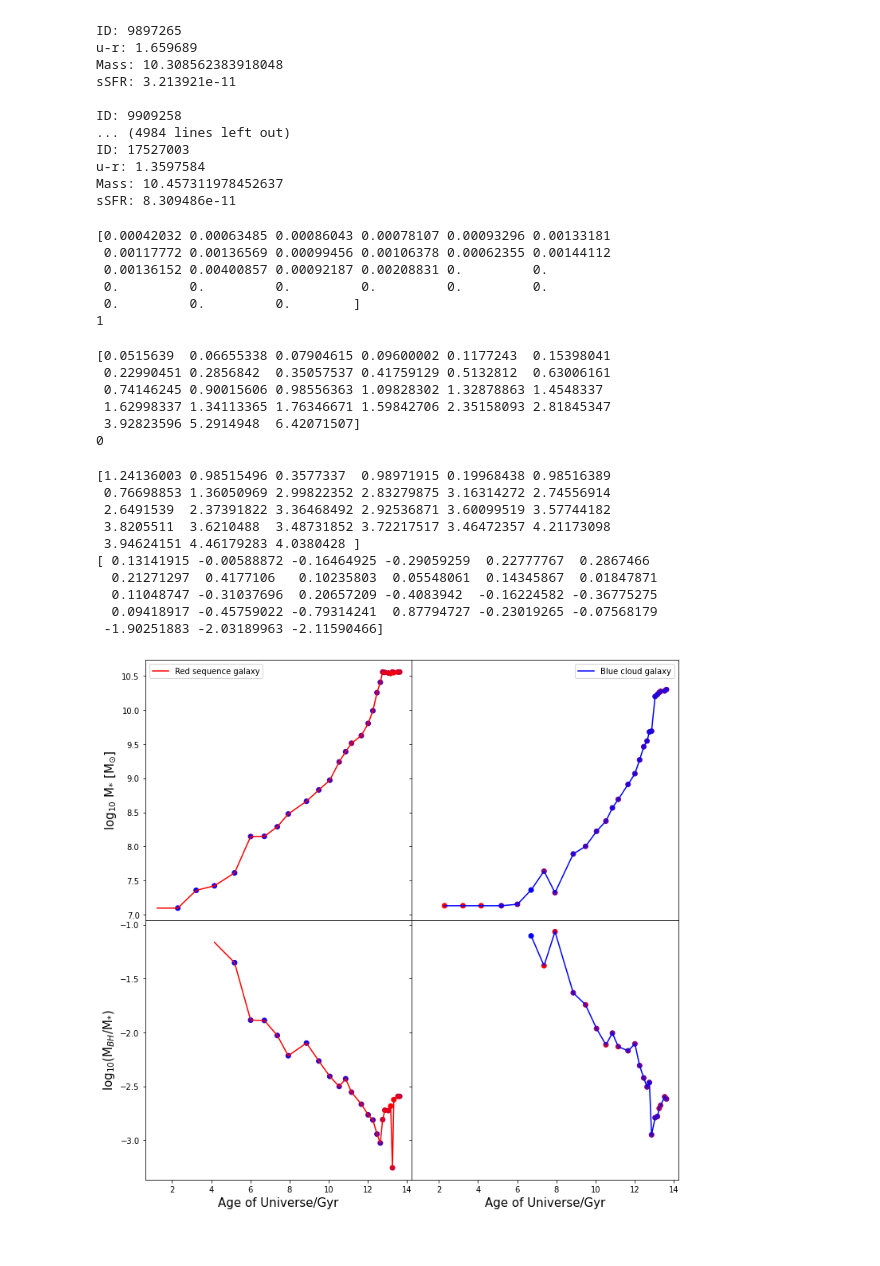
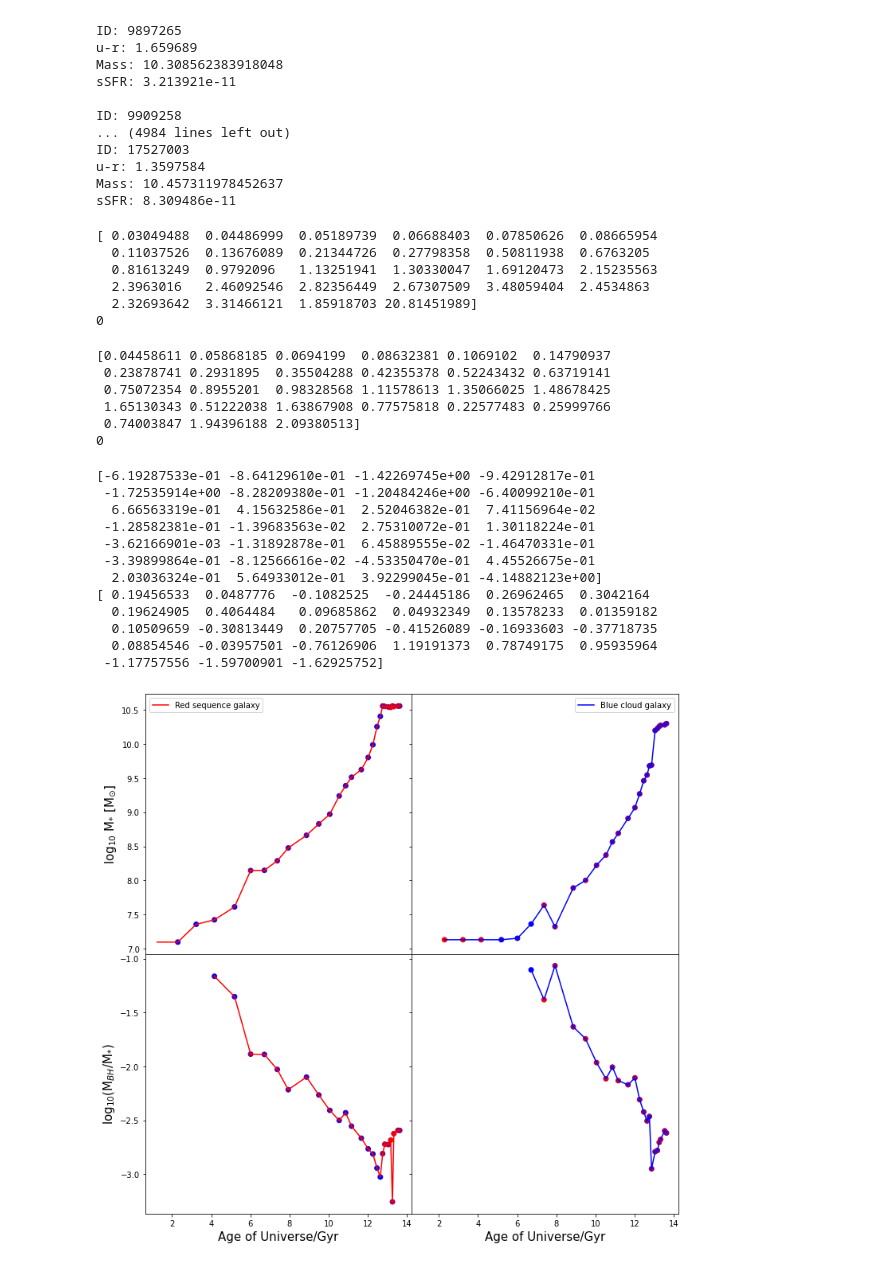
Before and after one commit to xvh422/L4-Project, a Jupyter notebook: Merger.ipynb, the cells around one changed output. Drawn from its saved outputs; the diff is of its cells as text; code cells hidden in the pictures.

```diff
--- a/Merger.ipynb
+++ b/Merger.ipynb
@@ -151,9 +151,9 @@ sSFR_1 = divide_with_zeros(Data_1['sfr'], Data_1['mass']) * 10**9
 r_snapnums = np.arange(29-len(Data_1['mass']), 29)[::-1]
 LogMasses = log_with_zeros(Data_1['mass'])
 r_medians = []
-Range = 0.75
+Range = 0.1
 
-for i in range(len(LogMasses) - 1):
+for i in range(len(LogMasses)):
   GalMass = LogMasses[i]
   Max = 10**(GalMass+Range)
   Min = 10**(GalMass-Range)
@@ -169,7 +169,6 @@ for i in range(len(LogMasses) - 1):
             AP.Mass_Star < %s and \
             AP.Mass_Star > %s and \
             AP.ApertureSize = 30 and \
-            (AP.SFR/AP.Mass_Star) < 5.0e-12 and \
             SH.GalaxyID = AP.GalaxyID"%(sim_name, sim_name, r_snapnums[i], Max, Min)
   Galaxies = sql.execute_query(con, MyQuery)
   r_medians = r_medians + [np.median(Galaxies['ssfr'])]
@@ -178,19 +177,19 @@ r_medians = np.array(r_medians) * 10**9 # Median sSFR within mass range from sna
 print(r_medians)
 print(len(sSFR_1) - len(r_medians))
 # %% [output]
-[0.00042032 0.00063485 0.00086043 0.00078107 0.00093296 0.00133181
- 0.00117772 0.00136569 0.00099456 0.00106378 0.00062355 0.00144112
- 0.00136152 0.00400857 0.00092187 0.00208831 0.         0.
- 0.         0.         0.         0.         0.         0.
- 0.         0.         0.        ]
-1
+[ 0.03049488  0.04486999  0.05189739  0.06688403  0.07850626  0.08665954
+  0.11037526  0.13676089  0.21344726  0.27798358  0.50811938  0.6763205
+  0.81613249  0.9792096   1.13251941  1.30330047  1.69120473  2.15235563
+  2.3963016   2.46092546  2.82356449  2.67307509  3.48059404  2.4534863
+  2.32693642  3.31466121  1.85918703 20.81451989]
+0
 # %%
 sSFR_2 = divide_with_zeros(Data_2['sfr'], Data_2['mass']) * 10**9
 
 b_snapnums = np.arange(29-len(Data_2['mass']), 29)[::-1]
 LogMasses = log_with_zeros(Data_2['mass'])
 b_medians = []
-Range = 0.25
+Range = 0.1
 
 for i in range(len(LogMasses)):
   GalMass = LogMasses[i]
@@ -208,7 +207,6 @@ for i in range(len(LogMasses)):
             AP.Mass_Star < %s and \
             AP.Mass_Star > %s and \
             AP.ApertureSize = 30 and \
-            (AP.SFR/AP.Mass_Star) > 5.0e-12 and \
             SH.GalaxyID = AP.GalaxyID"%(sim_name, sim_name, b_snapnums[i], Max, Min)
   Galaxies = sql.execute_query(con, MyQuery)
   b_medians = b_medians + [np.median(Galaxies['ssfr'])]
@@ -217,60 +215,62 @@ b_medians = np.array(b_medians) * 10**9 # Median sSFR within mass range from sna
 print(b_medians)
 print(len(sSFR_2) - len(b_medians))
 # %% [output]
-[0.0515639  0.06655338 0.07904615 0.09600002 0.1177243  0.15398041
- 0.22990451 0.2856842  0.35057537 0.41759129 0.5132812  0.63006161
- 0.74146245 0.90015606 0.98556363 1.09828302 1.32878863 1.4548337
- 1.62998337 1.34113365 1.76346671 1.59842706 2.35158093 2.81845347
- 3.92823596 5.2914948  6.42071507]
+[0.04458611 0.05868185 0.0694199  0.08632381 0.1069102  0.14790937
+ 0.23878741 0.2931895  0.35504288 0.42355378 0.52243432 0.63719141
+ 0.75072354 0.8955201  0.98328568 1.11578613 1.35066025 1.48678425
+ 1.65130343 0.51222038 1.63867908 0.77575818 0.22577483 0.25999766
+ 0.74003847 1.94396188 2.09380513]
 0
 # %%
-r_diffs = log_with_zeros(sSFR_1[0:-1]) - log_with_zeros(r_medians)
+r_diffs = log_with_zeros(sSFR_1) - log_with_zeros(r_medians)
 print(r_diffs)
 
 b_diffs = log_with_zeros(sSFR_2) - log_with_zeros(b_medians)
 print(b_diffs)
 # %% [output]
-[1.24136003 0.98515496 0.3577337  0.98971915 0.19968438 0.98516389
- 0.76698853 1.36050969 2.99822352 2.83279875 3.16314272 2.74556914
- 2.6491539  2.37391822 3.36468492 2.92536871 3.60099519 3.57744182
- 3.8205511  3.6210488  3.48731852 3.72217517 3.46472357 4.21173098
- 3.94624151 4.46179283 4.0380428 ]
-[ 0.13141915 -0.00588872 -0.16464925 -0.29059259  0.22777767  0.2867466
-  0.21271297  0.4177106   0.10235803  0.05548061  0.14345867  0.01847871
-  0.11048747 -0.31037696  0.20657209 -0.4083942  -0.16224582 -0.36775275
-  0.09418917 -0.45759022 -0.79314241  0.87794727 -0.23019265 -0.07568179
- -1.90251883 -2.03189963 -2.11590466]
+[-6.19287533e-01 -8.64129610e-01 -1.42269745e+00 -9.42912817e-01
+ -1.72535914e+00 -8.28209380e-01 -1.20484246e+00 -6.40099210e-01
+  6.66563319e-01  4.15632586e-01  2.52046382e-01  7.41156964e-02
+ -1.28582381e-01 -1.39683563e-02  2.75310072e-01  1.30118224e-01
+ -3.62166901e-03 -1.31892878e-01  6.45889555e-02 -1.46470331e-01
+ -3.39899864e-01 -8.12566616e-02 -4.53350470e-01  4.45526675e-01
+  2.03036324e-01  5.64933012e-01  3.92299045e-01 -4.14882123e+00]
+[ 0.19456533  0.0487776  -0.1082525  -0.24445186  0.26962465  0.3042164
+  0.19624905  0.4064484   0.09685862  0.04932349  0.13578233  0.01359182
+  0.10509659 -0.30813449  0.20757705 -0.41526089 -0.16933603 -0.37718735
+  0.08854546 -0.03957501 -0.76126906  1.19191373  0.78749175  0.95935964
+ -1.17757556 -1.59700901 -1.62925752]
 # %%
 cvals = [-1, 0, 1]
 colors = ["red","purple","blue"]
 norm = plt.Normalize(min(cvals),max(cvals))
 tuples = list(zip(map(norm,cvals), colors))
 cmap = col.LinearSegmentedColormap.from_list("", tuples)
 
 ratio_red = remove_zeros(divide_with_zeros(Data_1['bh'], Data_1['mass']))
 ratio_blue = remove_zeros(divide_with_zeros(Data_2['bh'], Data_2['mass']))
 r2 = len(ratio_red)
 b2 = len(ratio_blue)
 
 fig, (ax1, ax2) = plt.subplots(2, 2, figsize = (12,12), sharex = True, sharey = 'row')
 ax1[0].plot(Times[0:r], log_with_zeros(Data_1['mass']), color = 'r', label = 'Red sequence galaxy')
 ax1[1].plot(Times[0:b], log_with_zeros(Data_2['mass']), color = 'b', label = 'Blue cloud galaxy')
 ax2[0].plot(Times[0:r2], log_with_zeros(ratio_red), color = 'r', label = 'Red sequence galaxy')
 ax2[1].plot(Times[0:b2], log_with_zeros(ratio_blue), color = 'b', label = 'Blue cloud galaxy')
 
-ax1[0].scatter(Times[0:r-1], log_with_zeros(Data_1['mass'])[0:-1], c = r_diffs, cmap = cmap)
+ax1[0].scatter(Times[0:r-1], log_with_zeros(Data_1['mass'])[0:-1], c = r_diffs[0:-1], cmap = cmap)
 ax1[1].scatter(Times[0:b], log_with_zeros(Data_2['mass']), c = b_diffs, cmap = cmap)
-ax2[0].scatter(Times[0:r2-1], log_with_zeros(ratio_red)[0:-1], c = r_diffs[0:r2-1], cmap = cmap)
+ax2[0].scatter(Times[0:r2], log_with_zeros(ratio_red), c = r_diffs[0:r2], cmap = cmap)
 ax2[1].scatter(Times[0:b2], log_with_zeros(ratio_blue), c = b_diffs[0:b2], cmap = cmap)
 
 ax1[0].set_ylabel(r'log$_{10}$ M$_{*}$ [M$_{\odot}$]', fontsize=15)
 ax2[0].set_xlabel(r'Age of Universe/Gyr', fontsize=15)
 ax2[1].set_xlabel(r'Age of Universe/Gyr', fontsize=15)
 ax2[0].set_ylabel(r'log$_{10}$(M$_{BH}$/M$_{*}$)', fontsize=15)
 plt.subplots_adjust(hspace=.0, wspace=.0)
 ax1[0].legend()
 ax1[1].legend()
 plt.savefig('Plot_2.jpeg')
 plt.show()
 # %% [output]
-[figure, old version]
+[figure, new version]
```
